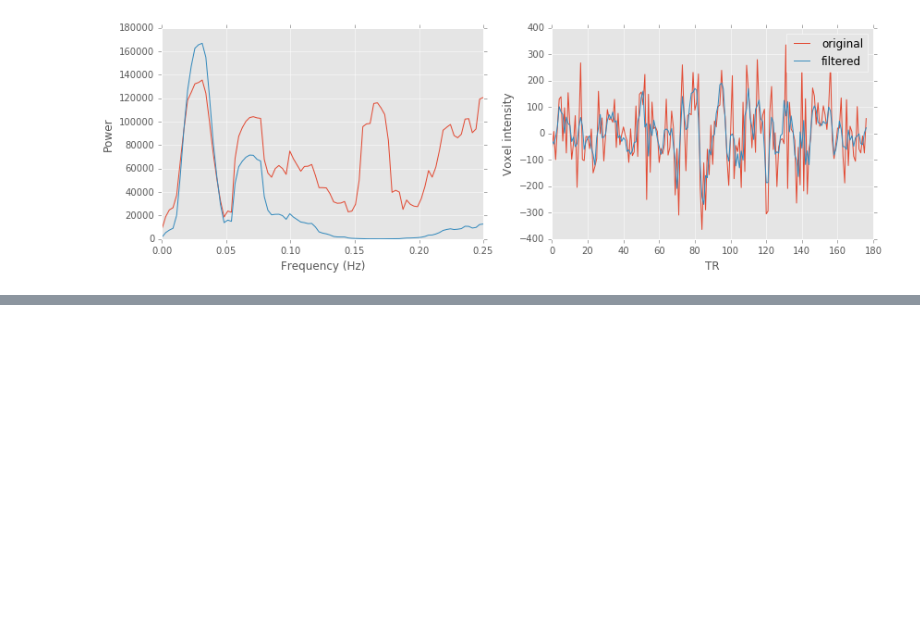
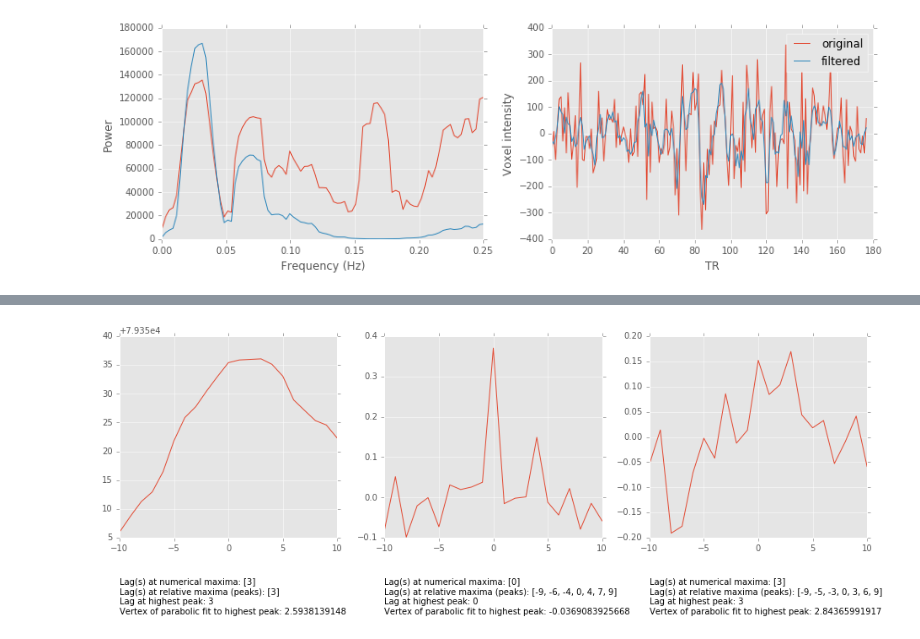
Before and after one commit to danlurie/lag_maps, a Jupyter notebook: notebooks/Cross-Correlation and Interpolation.ipynb, the cells around one changed output, grey strips where cells are left out. Drawn from its saved outputs; the diff is of its cells as text; code cells hidden in the pictures; blank space fills up the shorter version.

```diff
--- a/notebooks/Cross-Correlation and Interpolation.ipynb
+++ b/notebooks/Cross-Correlation and Interpolation.ipynb
@@ -368,3 +389,8 @@ def xcorr_viewer(voxel_select, lags):
+# %%
+interact(xcorr_viewer, voxel_select=widgets.IntSlider(min=0, max=5000),
+         lags=fixed(lags_10), ts_array=fixed(time_series_filtered_array))
+# %% [output]
+[figure, added]
 # %%
 def gen_lag_map(epi_img, brain_mask_img, gm_mask_img, lags):
     epi_gm_masked = masking.apply_mask()
```
Also changed, not shown: parts of 8 cells of this notebook.
